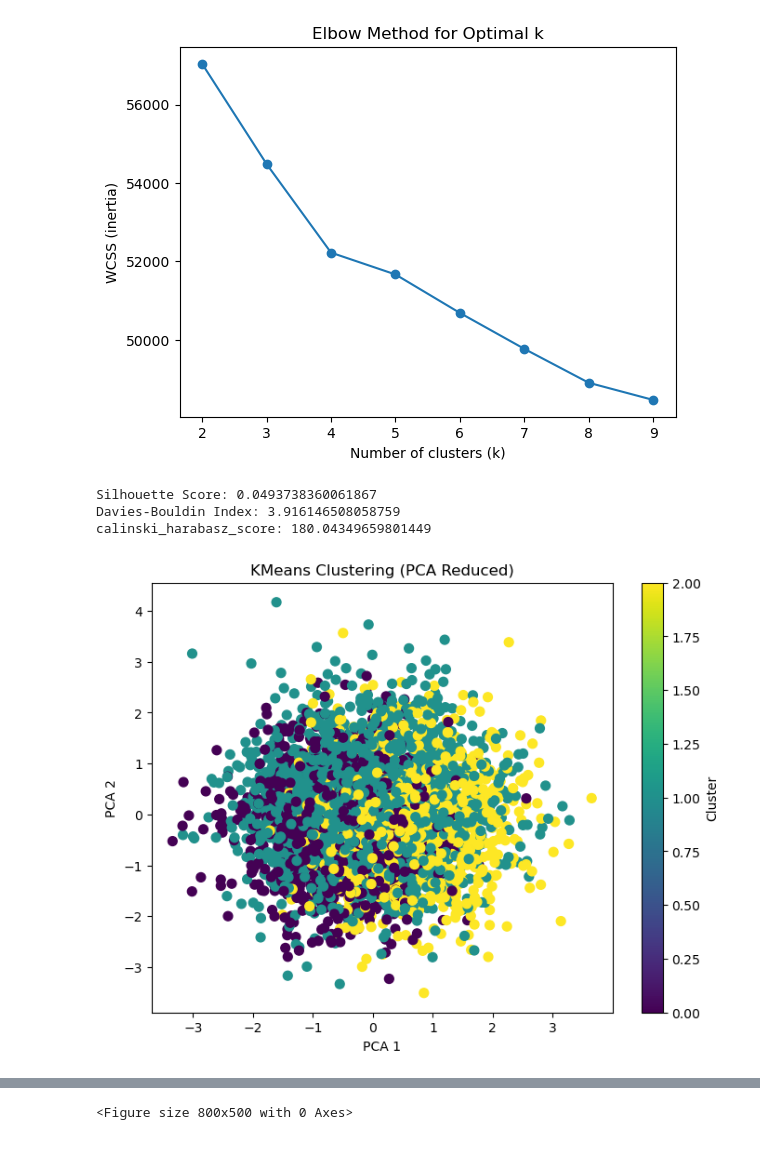
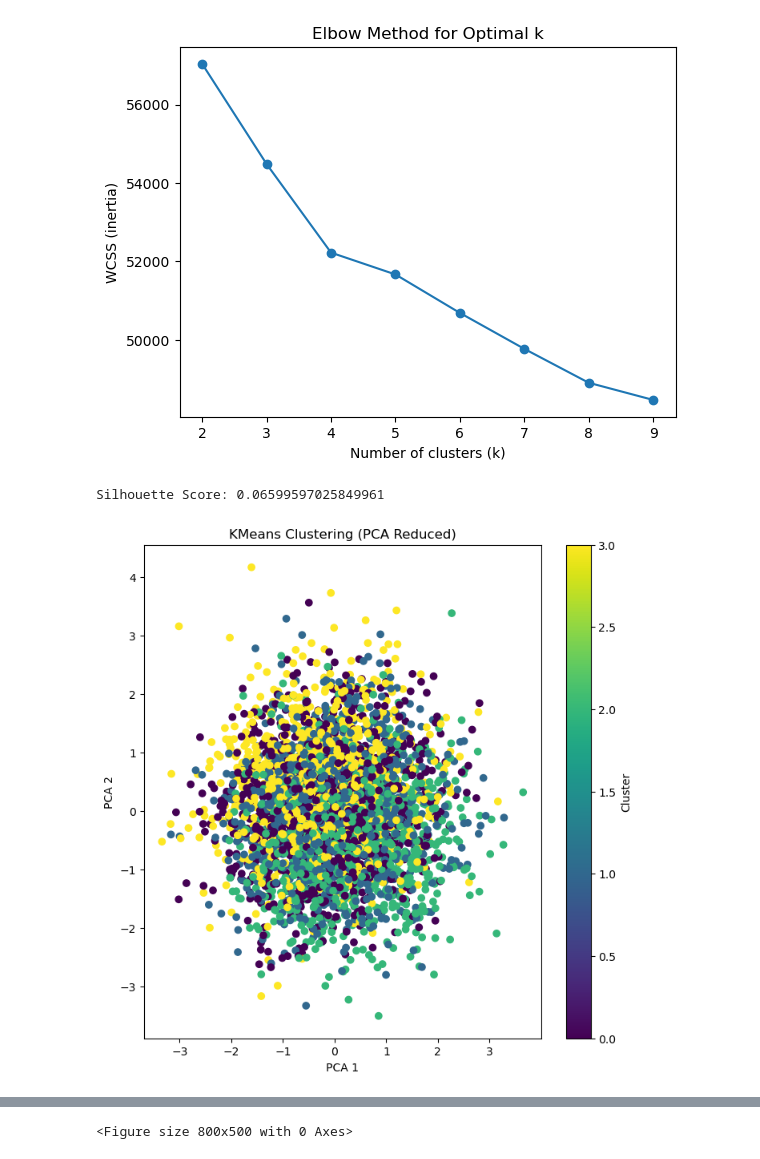
Before and after one commit to sakthigowshick/Patient-clustering, a Jupyter notebook: code.ipynb, the cells around one changed output, grey strips where cells are left out. Drawn from its saved outputs; the diff is of its cells as text; code cells hidden in the pictures.

```diff
--- a/code.ipynb
+++ b/code.ipynb
@@ -66,3 +67,23 @@ dtype: int64
 df.duplicated().sum()
 # %% [output]
 np.int64(0)
+# %%
+import pandas as pd
+import numpy as np
+
+# Assuming df1 is your dataframe
+Q1 = df.quantile(0.25)
+Q3 = df.quantile(0.75)
+IQR = Q3 - Q1
+
+# Calculate lower & upper bounds
+lower_bound = Q1 - 1.5 * IQR
+upper_bound = Q3 + 1.5 * IQR
+
+# Apply capping
+df_capped = df.copy()
+for col in df.select_dtypes(include=[np.number]).columns:   # only numeric cols
+    df_capped[col] = np.where(
+        df_capped[col] < lower_bound[col], lower_bound[col],
+        np.where(df_capped[col] > upper_bound[col], upper_bound[col], df_capped[col])
+    )
@@ -134,29 +157,21 @@ plt.show()
 # %% [output]
 [figure]
 # %%
-kmeans=KMeans(n_clusters=3,random_state=42)
-res=[]
+kmeans=KMeans(n_clusters=4,random_state=42)
 y_cluster=kmeans.fit_predict(x)
 kmeanssilhouette = silhouette_score(x, y_cluster)
-kmeansdb_index = davies_bouldin_score(x, y_cluster)
-kmeans_ch = calinski_harabasz_score(x, y_cluster)
-res.append([kmeanssilhouette,kmeansdb_index,kmeans_ch,kmeans.inertia_])
 print("Silhouette Score:", kmeanssilhouette)
-print("Davies-Bouldin Index:", kmeansdb_index)
-print("calinski_harabasz_score:",kmeans_ch)
 # %% [output]
-Silhouette Score: 0.0493738360061867
-Davies-Bouldin Index: 3.916146508058759
-calinski_harabasz_score: 180.04349659801449
+Silhouette Score: 0.06599597025849961
 # %%
 pca = PCA(n_components=2)
 X_pca = pca.fit_transform(x)
-plt.figure(figsize=(8,6))
-plt.scatter(X_pca[:,0], X_pca[:,1],c=y_cluster, cmap="viridis", s=50)
+plt.figure(figsize=(8,8))
+plt.scatter(X_pca[:,0], X_pca[:,1],c=y_cluster)
 plt.xlabel("PCA 1")
 plt.ylabel("PCA 2")
 plt.title("KMeans Clustering (PCA Reduced)")
 plt.colorbar(label="Cluster")
 plt.show()
 # %% [output]
-[figure, old version]
+[figure, new version]
```
Also changed, not shown: parts of 5 cells of this notebook, 1 other file.
